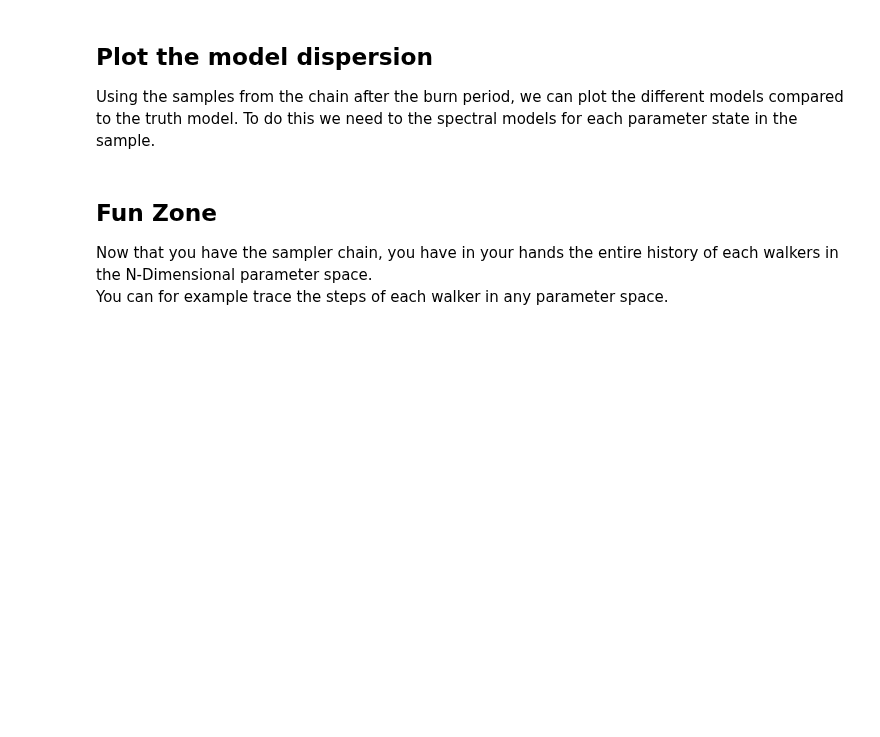
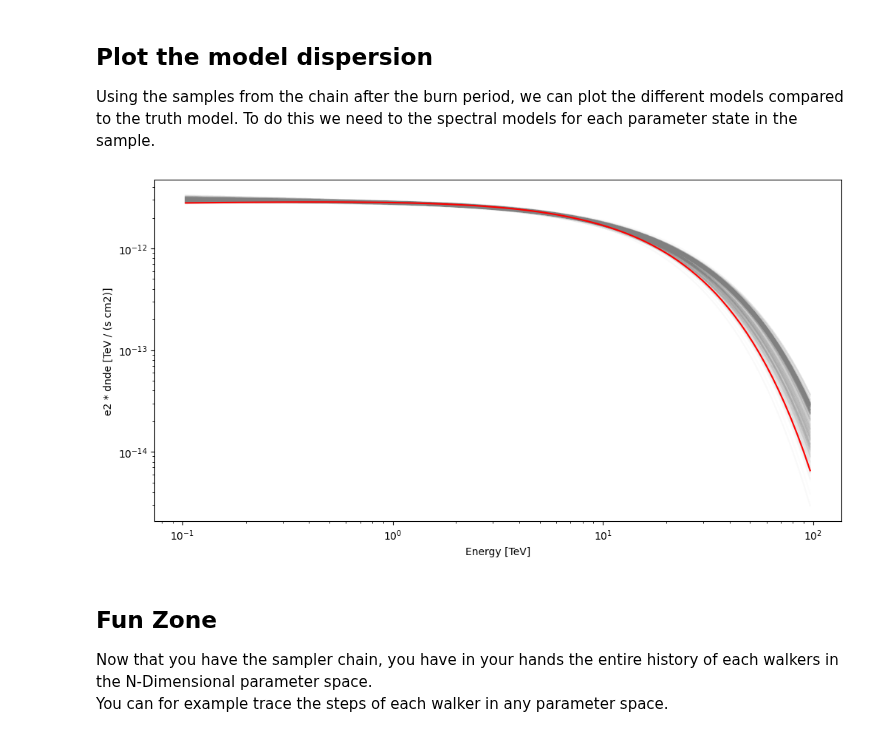
Before and after one commit to gammapy/gammapy-recipes, a Jupyter notebook: recipes/mcmc-sampling-emcee/mcmc_sampling.ipynb, the cells around one changed output. Drawn from its saved outputs; the diff is of its cells as text; code cells hidden in the pictures; blank space fills up the shorter version.

```diff
--- a/recipes/mcmc-sampling-emcee/mcmc_sampling.ipynb
+++ b/recipes/mcmc-sampling-emcee/mcmc_sampling.ipynb
@@ -206,29 +276,31 @@ Using the samples from the chain after the burn period, we can plot the differen
 # %%
 emin, emax = [0.1, 100] * u.TeV
 nburn = 50
 
 fig, ax = plt.subplots(1, 1, figsize=(12, 6))
 
 for nwalk in range(0, 6):
     for n in range(nburn, nburn + 100):
         pars = sampler.chain[nwalk, n, :]
 
         # set model parameters
         par_to_model(dataset, pars)
         spectral_model = dataset.models["source"].spectral_model
 
         spectral_model.plot(
-            energy_range=(emin, emax),
+            energy_bounds=(emin, emax),
             ax=ax,
             energy_power=2,
             alpha=0.02,
             color="grey",
         )
 
 
 sky_model_simu.spectral_model.plot(
-    energy_range=(emin, emax), energy_power=2, ax=ax, color="red"
+    energy_bounds=(emin, emax), energy_power=2, ax=ax, color="red"
 );
+# %% [output]
+[figure, added]
 # %% [markdown]
 ## Fun Zone
 
```
Also changed, not shown: parts of 9 cells of this notebook, 5 other files.
